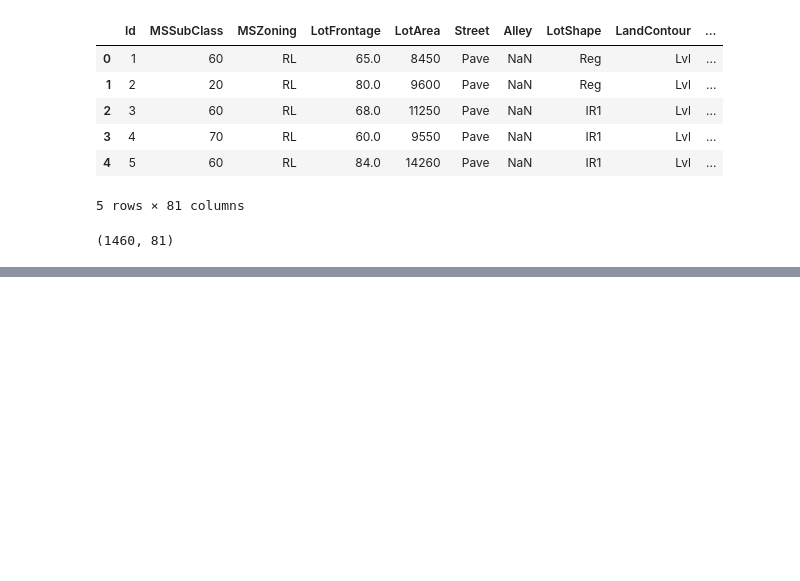
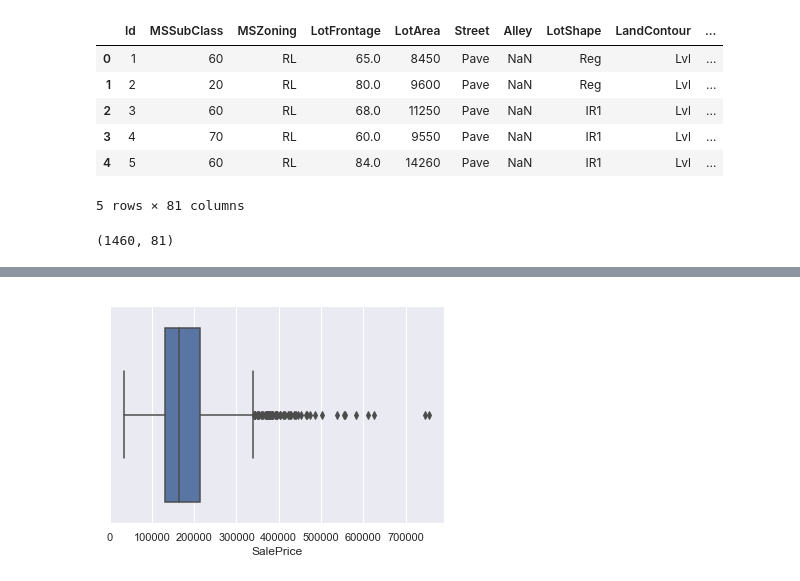
Before and after one commit to emagnusson88/housing-kaggle, a Jupyter notebook: Exploration & Cleaning.ipynb, the cells around one changed output, grey strips where cells are left out. Saved outputs shown, nothing was run; the diff lists cells and outputs as text; code cells hidden in the pictures; blank space fills up the shorter version.

```diff
--- a/Exploration & Cleaning.ipynb
+++ b/Exploration & Cleaning.ipynb
@@ -40,0 +147,8 @@ df.describe
+# %%
+#Boxplot
+import seaborn as sns
+sns.set()
+sns.boxplot(df_train['SalePrice'])
+plt.show()
+# %% [output]
+[figure, added]
```
Also changed, not shown: parts of 22 cells of this notebook.
